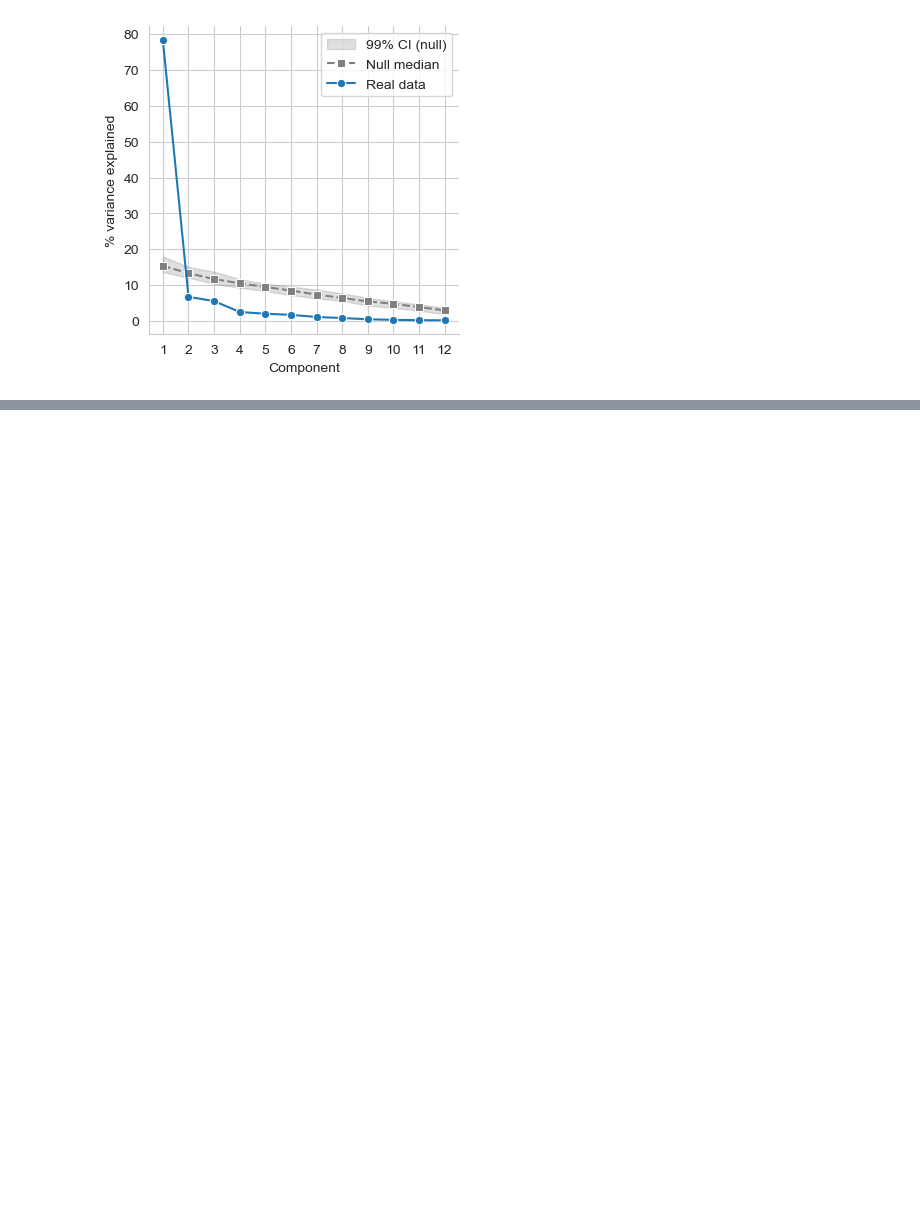
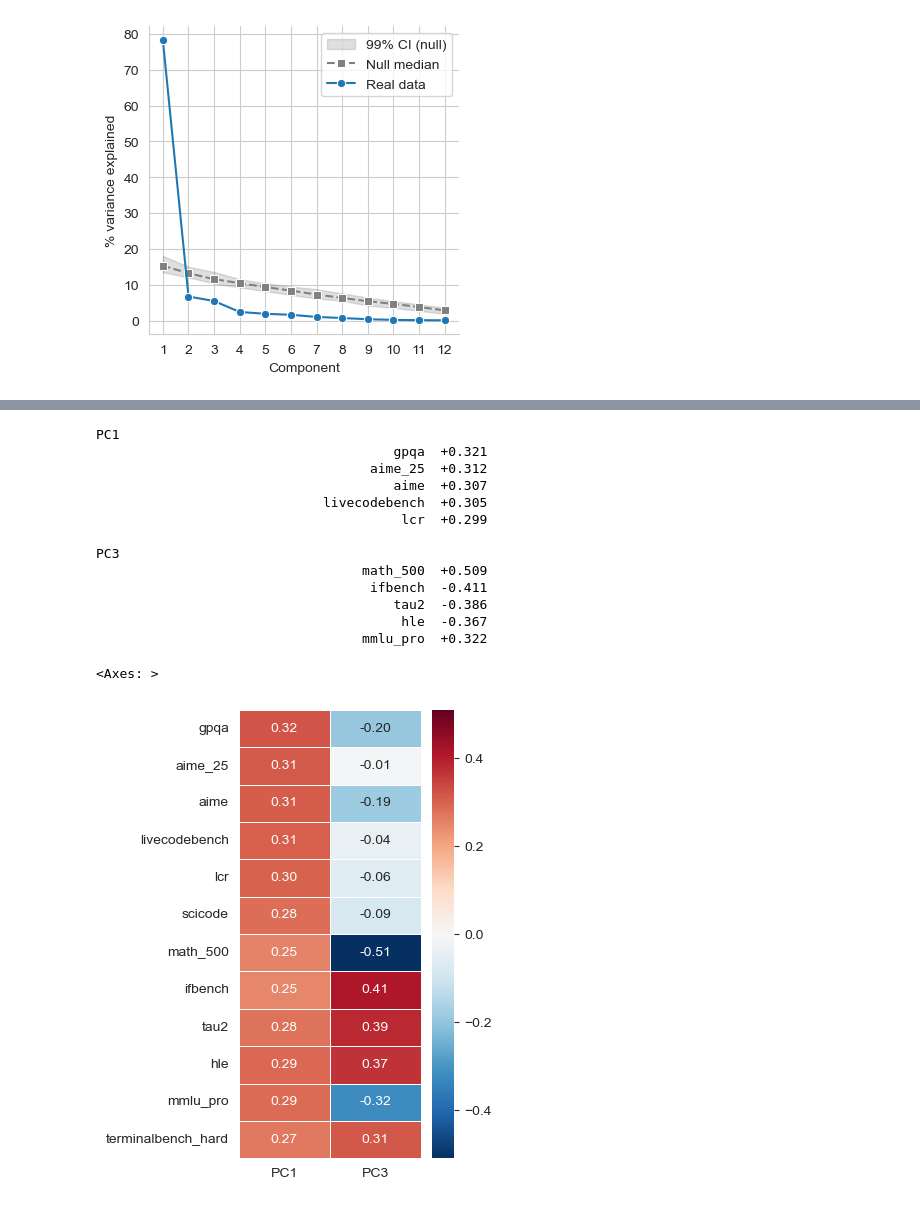
Before and after one commit to moriohamada/capability_structure, a Jupyter notebook: analysis_notebook.ipynb, the cells around one changed output, grey strips where cells are left out. Drawn from its saved outputs; the diff is of its cells as text; code cells hidden in the pictures; blank space fills up the shorter version.

```diff
--- a/analysis_notebook.ipynb
+++ b/analysis_notebook.ipynb
@@ -192,0 +178,17 @@ Base Info +PC1 → +PC10-12:         ΔR²=0.013  p=0.3183
+# %%
+X_base_empty = np.ones((has_honesty.sum(), 1))  # intercept only
+X_base_pc1 = scores[has_honesty, :1]
+results = {}
+n_pcs = scores.shape[1]
+
+# PC1 vs intercept
+delta, null, p, m = permutation_test_loo(y, X_base_empty, X_base_pc1, n_perms=1000)
+results[1] = {'delta': delta, 'p': p, 'beta': m.params[-1], 'model': m}
+print('PC1: delta R2={:.3f} | p={:.3f} | beta={:.3f}'.format(delta, p, m.params[-1]), flush=True)
+
+# PC2+ vs PC1
+for k in range(1, n_pcs):
+    X_extra = scores[has_honesty, k:k+1]
+    delta, null, p, m = permutation_test_loo(y, X_base_pc1, X_extra, n_perms=1000)
+    results[k+1] = {'delta': delta, 'p': p, 'beta': m.params[-1], 'model': m}
+    print('PC{}: delta R2={:.3f} | p={:.3f} | beta={:.3f}'.format(k+1, delta, p, m.params[-1]), flush=True)
@@ -193 +208,29 @@ Base Info +PC1 → +PC10-12:         ΔR²=0.013  p=0.3183
+# %%
+for k, r in results.items():
+    if r['p'] < ANALYSIS_OPS['sigThresh']:
+        top_loadings(components[k-1:k].T, df_bench.columns.tolist(), n_top=5, start_idx=k-1)
+sig_pcs = [k for k, r in results.items() if r['p'] < ANALYSIS_OPS['sigThresh']]
+sig_components = components[np.array(sig_pcs) - 1]  # (n_sig, n_vars)
+
+# flip so positive loadings = predicts more honesty
+signs = np.array([np.sign(results[k]['beta']) for k in sig_pcs]).reshape(-1, 1)
+sig_components = sig_components * signs
+loadings_heatmap(sig_components.T, df_bench.columns.tolist(),
+                 comp_labels=[f"PC{k}" for k in sig_pcs])
+# %% [output]
+PC1
+                                      gpqa  +0.321
+                                   aime_25  +0.312
+                                      aime  +0.307
+                             livecodebench  +0.305
+                                       lcr  +0.299
+
+PC3
+                                  math_500  +0.509
+                                   ifbench  -0.411
+                                      tau2  -0.386
+                                       hle  -0.367
+                                  mmlu_pro  +0.322
+<Axes: >
+[figure, added]
 # %%
```
Also changed, not shown: parts of 33 cells of this notebook, 3 other files.
